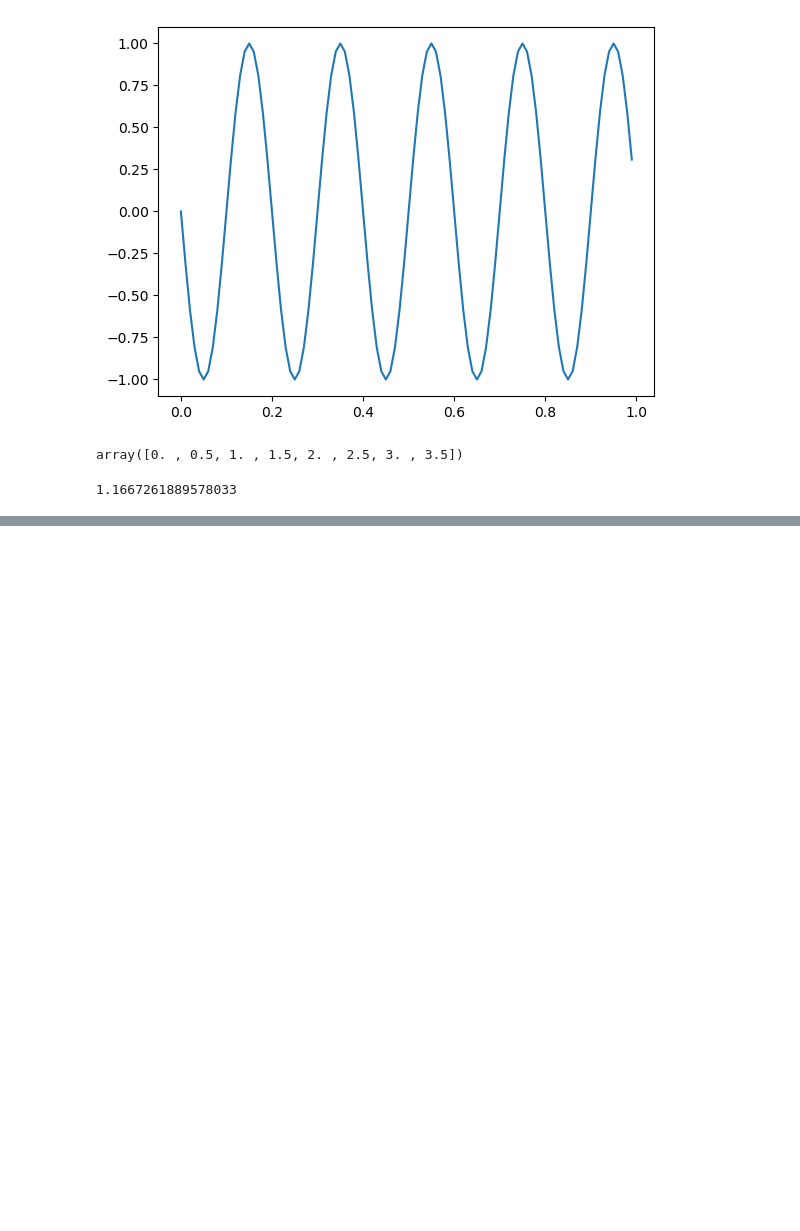
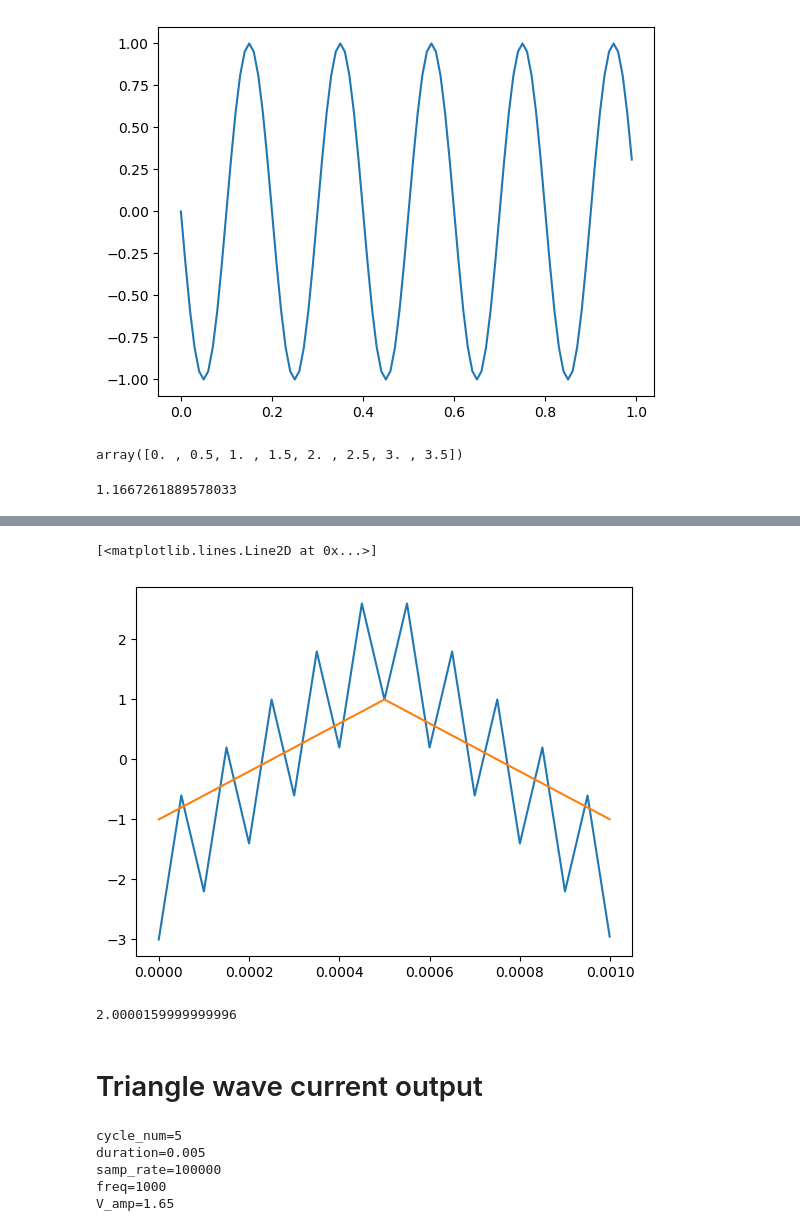
Before and after one commit to nazeern/nanotech, a Jupyter notebook: SimRC.ipynb, the cells around one changed output, grey strips where cells are left out. Cells and saved outputs as stored; diff of their text form; code cells hidden in the pictures; blank space fills up the shorter version.

```diff
--- a/SimRC.ipynb
+++ b/SimRC.ipynb
@@ -423,0 +520,12 @@ np.sqrt(np.mean(V_in**2))
+# %%
+plt.plot(t, wave)
+plt.plot(t, unit_wave)
+# %% [output]
+[<matplotlib.lines.Line2D at 0x...>]
+[figure, added]
+# %%
+np.dot(unit_wave, wave) * 3 / unit_wave.size
+# %% [output]
+2.0000159999999996
+# %% [markdown]
+# Triangle wave current output
@@ -423,0 +560,12 @@ np.sqrt(np.mean(V_in**2))
+# %%
+print(f"{cycle_num=}")
+print(f"{duration=}")
+print(f"{samp_rate=}")
+print(f"{freq=}")
+print(f"{V_amp=}")
+# %% [output]
+cycle_num=5
+duration=0.005
+samp_rate=100000
+freq=1000
+V_amp=1.65
```
Also changed, not shown: parts of 15 cells of this notebook, 3 other files.
